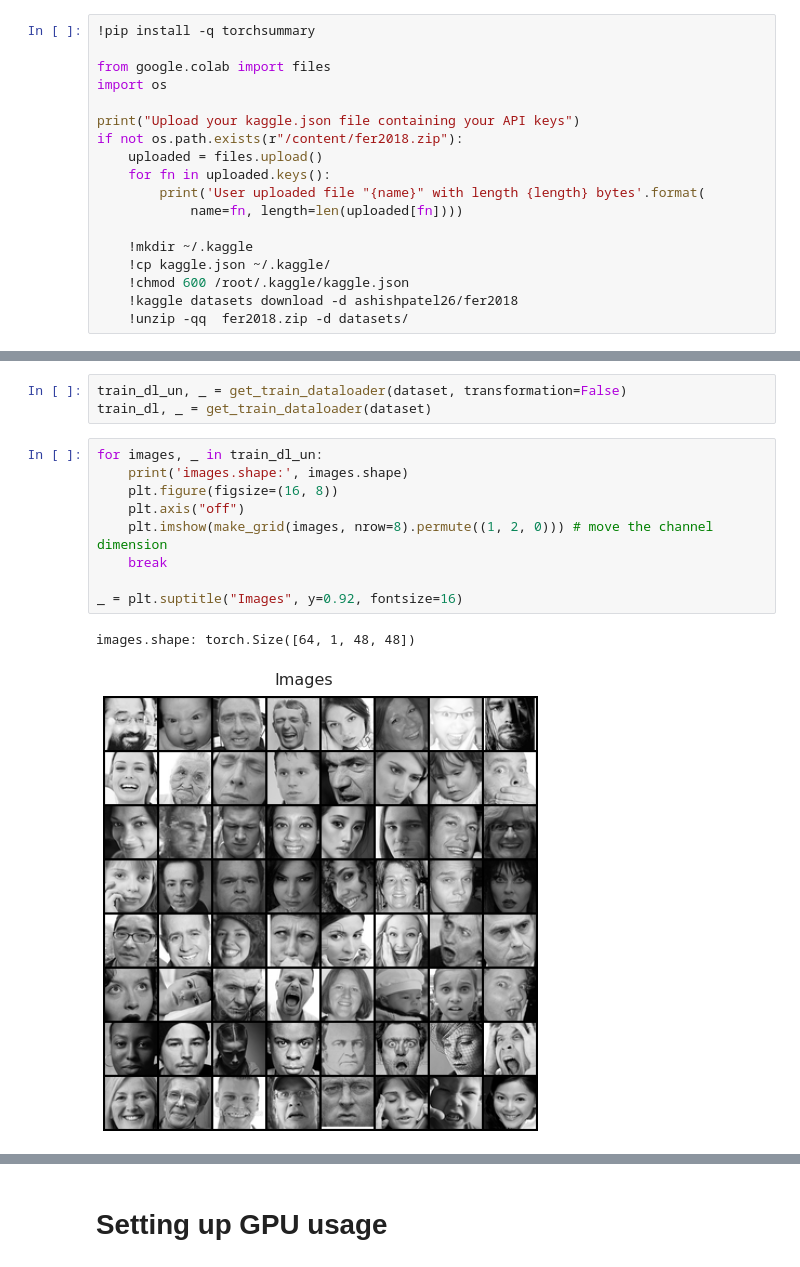
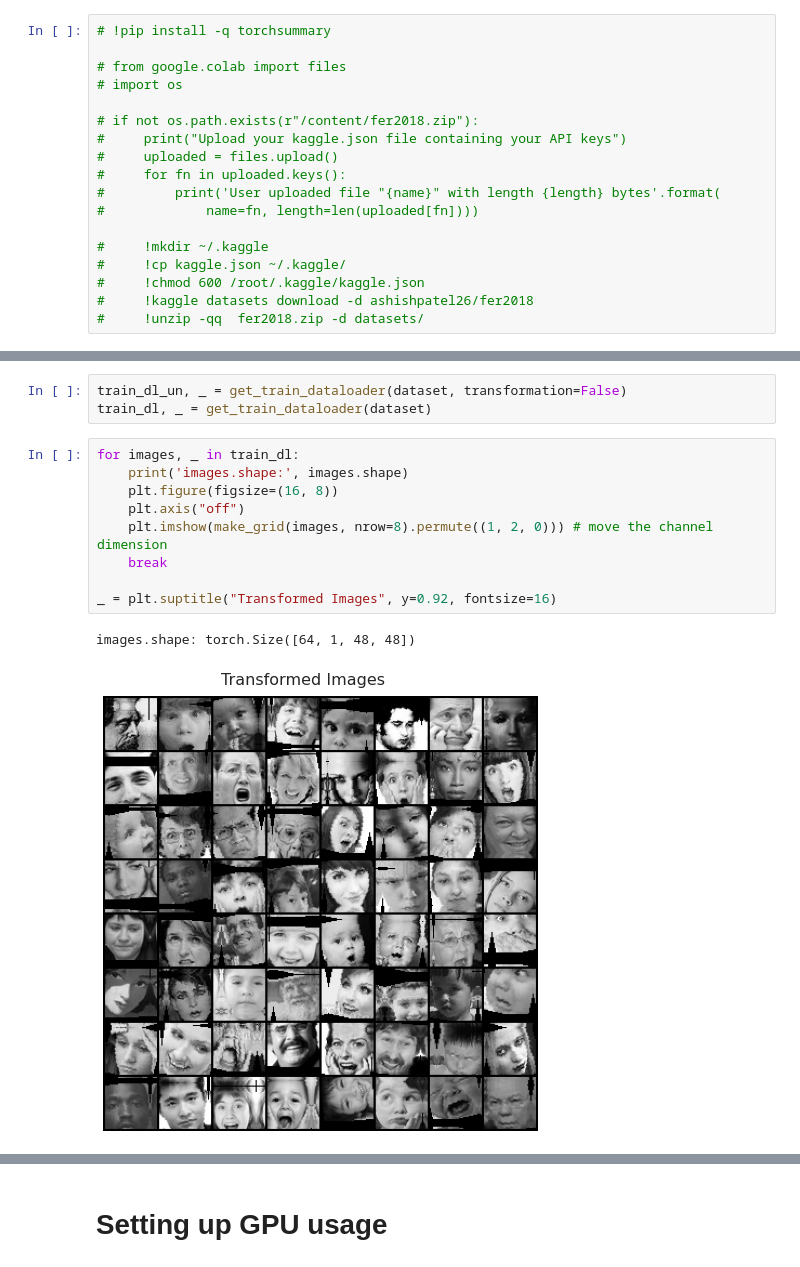
Before and after one commit to veb-101/Facial-Expression-Recognition, a Jupyter notebook: Facial_Expression_Recognition.ipynb, the cells around one changed output, grey strips where cells are left out. Cells and saved outputs as stored; diff of their text form.

```diff
--- a/Facial_Expression_Recognition.ipynb
+++ b/Facial_Expression_Recognition.ipynb
@@ -16,22 +16,22 @@
 
 * For running on Google Colab
 # %%
-!pip install -q torchsummary
+# !pip install -q torchsummary
 
-from google.colab import files
-import os
+# from google.colab import files
+# import os
 
-print("Upload your kaggle.json file containing your API keys")
-if not os.path.exists(r"/content/fer2018.zip"):
-    uploaded = files.upload()
-    for fn in uploaded.keys():
-        print('User uploaded file "{name}" with length {length} bytes'.format(
-            name=fn, length=len(uploaded[fn])))
+# if not os.path.exists(r"/content/fer2018.zip"):
+#     print("Upload your kaggle.json file containing your API keys")
+#     uploaded = files.upload()
+#     for fn in uploaded.keys():
+#         print('User uploaded file "{name}" with length {length} bytes'.format(
+#             name=fn, length=len(uploaded[fn])))
 
-    !mkdir ~/.kaggle
-    !cp kaggle.json ~/.kaggle/
-    !chmod 600 /root/.kaggle/kaggle.json
-    !kaggle datasets download -d ashishpatel26/fer2018
-    !unzip -qq  fer2018.zip -d datasets/
+#     !mkdir ~/.kaggle
+#     !cp kaggle.json ~/.kaggle/
+#     !chmod 600 /root/.kaggle/kaggle.json
+#     !kaggle datasets download -d ashishpatel26/fer2018
+#     !unzip -qq  fer2018.zip -d datasets/
 # %% [output]
 Upload your kaggle.json file containing your API keys
@@ -327,17 +331,17 @@ def get_test_dataloader(dataframe: object, batch_size: int=128) -> object:
 train_dl_un, _ = get_train_dataloader(dataset, transformation=False)
 train_dl, _ = get_train_dataloader(dataset)
 # %%
-for images, _ in train_dl_un:
+for images, _ in train_dl:
     print('images.shape:', images.shape)
     plt.figure(figsize=(16, 8))
     plt.axis("off")
     plt.imshow(make_grid(images, nrow=8).permute((1, 2, 0))) # move the channel dimension
     break
 
-_ = plt.suptitle("Images", y=0.92, fontsize=16)
+_ = plt.suptitle("Transformed Images", y=0.92, fontsize=16)
 # %% [output]
 images.shape: torch.Size([64, 1, 48, 48])
-[figure, old version]
+[figure, new version]
 # %%
 for images, _ in train_dl:
     print('images.shape:', images.shape)
```
Also changed, not shown: parts of 11 cells of this notebook.
